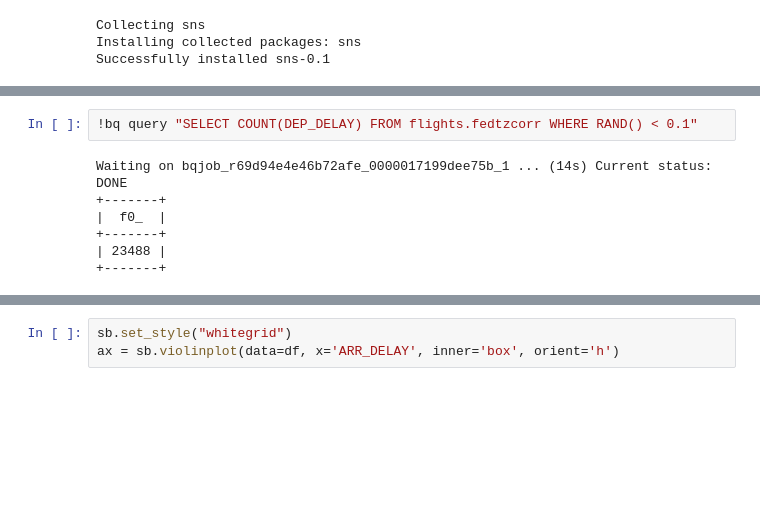
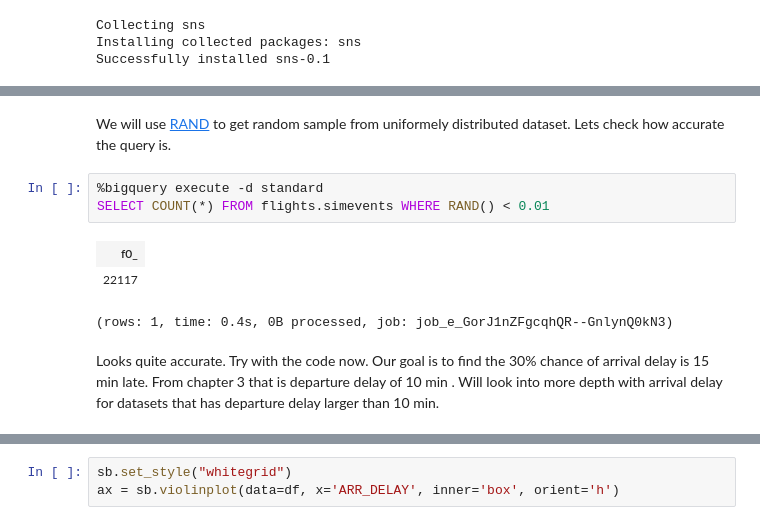
Before and after one commit to yuwtennis/google-data-engineer, a Jupyter notebook: Ch05/getting_started_with_eda.ipynb, the cells around one changed output, grey strips where cells are left out. Drawn from its saved outputs; the diff is of its cells as text; blank space fills up the shorter version.

```diff
--- a/Ch05/getting_started_with_eda.ipynb
+++ b/Ch05/getting_started_with_eda.ipynb
@@ -35,11 +29,16 @@ Waiting on bqjob_rccff3eced8ee209_0000017199de54a9_1 ... (23s) Current status: D
+# %% [markdown]
+We will use [RAND](https://cloud.google.com/bigquery/docs/reference/standard-sql/functions-and-operators#rand) to get random sample from uniformely distributed dataset.
+Lets check how accurate the query is.
 # %%
-!bq query "SELECT COUNT(DEP_DELAY) FROM flights.fedtzcorr WHERE RAND() < 0.1"
+%bigquery execute -d standard
+SELECT COUNT(*) FROM flights.simevents WHERE RAND() < 0.01
 # %% [output]
+| f0_ |
+| 22117 |
-Waiting on bqjob_r69d94e4e46b72afe_0000017199dee75b_1 ... (14s) Current status: DONE
-+-------+
-|  f0_  |
-+-------+
-| 23488 |
-+-------+
+(rows: 1, time: 0.4s, 0B processed, job: job_e_GorJ1nZFgcqhQR--GnlynQ0kN3)
+# %% [markdown]
+Looks quite accurate. Try with the code now.
+Our goal is to find the 30% chance of arrival delay is 15 min late. From chapter 3 that is departure delay of 10 min .
+Will look into more depth with arrival delay for datasets that has departure delay larger than 10 min.
 # %%
 #
```
Also changed, not shown: parts of 10 cells of this notebook.
